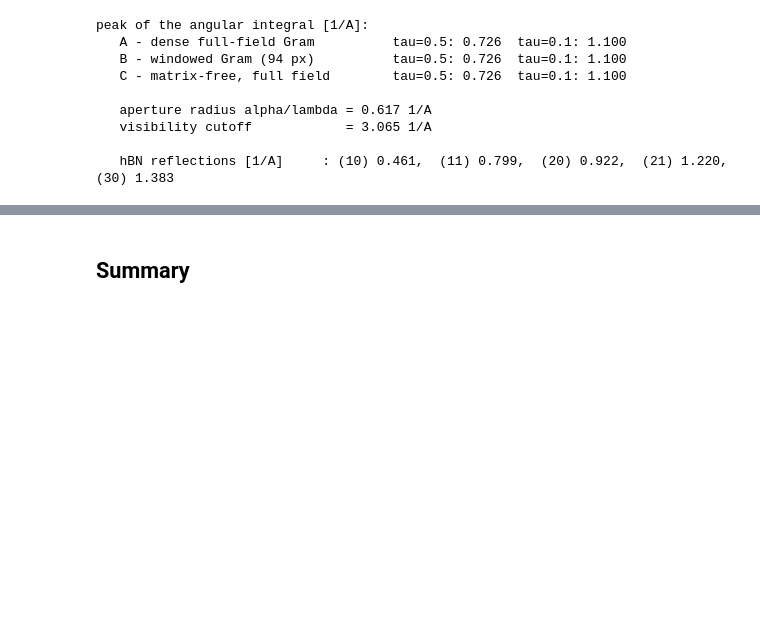
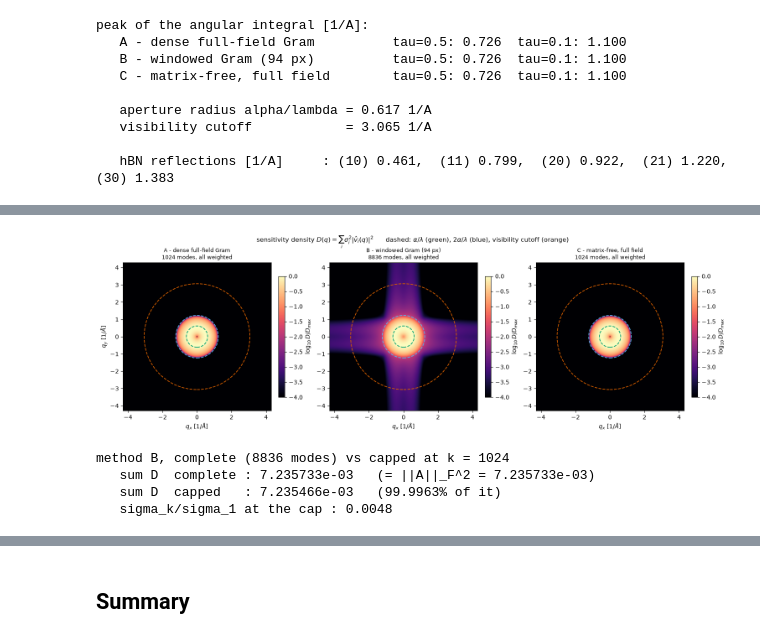
Before and after one commit to AdQuanta-Phase-Imaging/quantem, a Jupyter notebook: scripts/linearized-ptycho/02_full_scan_jacobian_spectrum.ipynb, the cells around one changed output, grey strips where cells are left out. Cells and saved outputs as stored; diff of their text form; code cells hidden in the pictures; blank space fills up the shorter version.

```diff
--- a/scripts/linearized-ptycho/02_full_scan_jacobian_spectrum.ipynb
+++ b/scripts/linearized-ptycho/02_full_scan_jacobian_spectrum.ipynb
@@ -782,6 +836,12 @@ def finish_result(name, sigma, modes, origin, extent, n_domain, complete,
         result["counts"][tau] = len(indices)
         result["spectra"][tau] = mode_sum_amplitude_spectrum(modes, origin, indices)
         result["radial"][tau] = angular_integral(result["spectra"][tau])
+    weighted_amplitude, density = weighted_mode_spectra(modes, origin, sigma)
+    result["weighted_amplitude"] = weighted_amplitude
+    result["density"] = density
+    result["weighted_amplitude_radial"] = angular_integral(weighted_amplitude)
+    result["density_radial"] = angular_integral(density)
+    result["frobenius"] = float((sigma.astype(np.float64) ** 2).sum())
     result["degeneracy"] = degeneracy_counts(sigma)
     return result
 
@@ -1655,0 +1747,45 @@ peak of the angular integral [1/A]:
+# %%
+fig, axes = plt.subplots(1, 3, figsize=(15.0, 4.6), constrained_layout=True)
+for column, key in enumerate(("A", "B", "C")):
+    density = results[key]["density"]
+    ax = axes[column]
+    shown = np.log10(np.maximum(density / density.max(), 1e-6))
+    handle = ax.imshow(shown, extent=frequency_extent, origin="lower", cmap="magma",
+                       vmin=-4.0, vmax=0.0)
+    for frequency, colour in [(aperture_radius_inv_ang, "#009E73"),
+                              (2 * aperture_radius_inv_ang, "#56B4E9"),
+                              (visibility_cutoff_inv_ang, "#D55E00")]:
+        ax.add_patch(plt.Circle((0, 0), frequency, fill=False, edgecolor=colour,
+                                linewidth=1.3, linestyle="--"))
+    ax.set_xlim(-view, view); ax.set_ylim(-view, view)
+    ax.set_xlabel("$q_x$ [1/$\\AA$]")
+    if column == 0:
+        ax.set_ylabel("$q_y$ [1/$\\AA$]")
+    ax.set_title(f"{results[key]['name']}\n{len(results[key]['sigma'])} modes, all weighted",
+                 fontsize=9)
+    fig.colorbar(handle, ax=ax, shrink=0.8, label="$\\log_{10} D/D_{max}$")
+fig.suptitle("sensitivity density $D(q)=\\sum_i \\sigma_i^2|\\hat v_i(q)|^2$"
+             "      dashed: $\\alpha/\\lambda$ (green), $2\\alpha/\\lambda$ (blue), "
+             "visibility cutoff (orange)", fontsize=11)
+plt.show()
+# %% [output]
+[figure, added]
+# %%
+# what the k cap costs: method B has every mode, so it can answer this on its own.
+window_sigma_all = results["B"]["sigma"]
+n_cap = min(DENSE_N_MODES, len(window_sigma_all))
+_, density_capped = weighted_mode_spectra(results["B"]["modes"][:n_cap],
+                                          results["B"]["origin"], window_sigma_all[:n_cap])
+density_capped_radial = angular_integral(density_capped)
+
+print(f"method B, complete ({len(window_sigma_all)} modes) vs capped at k = {n_cap}")
+print(f"   sum D  complete : {results['B']['density'].sum():.6e}   "
+      f"(= ||A||_F^2 = {results['B']['frobenius']:.6e})")
+print(f"   sum D  capped   : {density_capped.sum():.6e}   "
+      f"({density_capped.sum() / results['B']['density'].sum():.4%} of it)")
+print(f"   sigma_k/sigma_1 at the cap : {window_sigma_all[n_cap - 1] / window_sigma_all[0]:.4f}")
+# %% [output]
+method B, complete (8836 modes) vs capped at k = 1024
+   sum D  complete : 7.235733e-03   (= ||A||_F^2 = 7.235733e-03)
+   sum D  capped   : 7.235466e-03   (99.9963% of it)
+   sigma_k/sigma_1 at the cap : 0.0048
```
Also changed, not shown: parts of 8 cells of this notebook.
